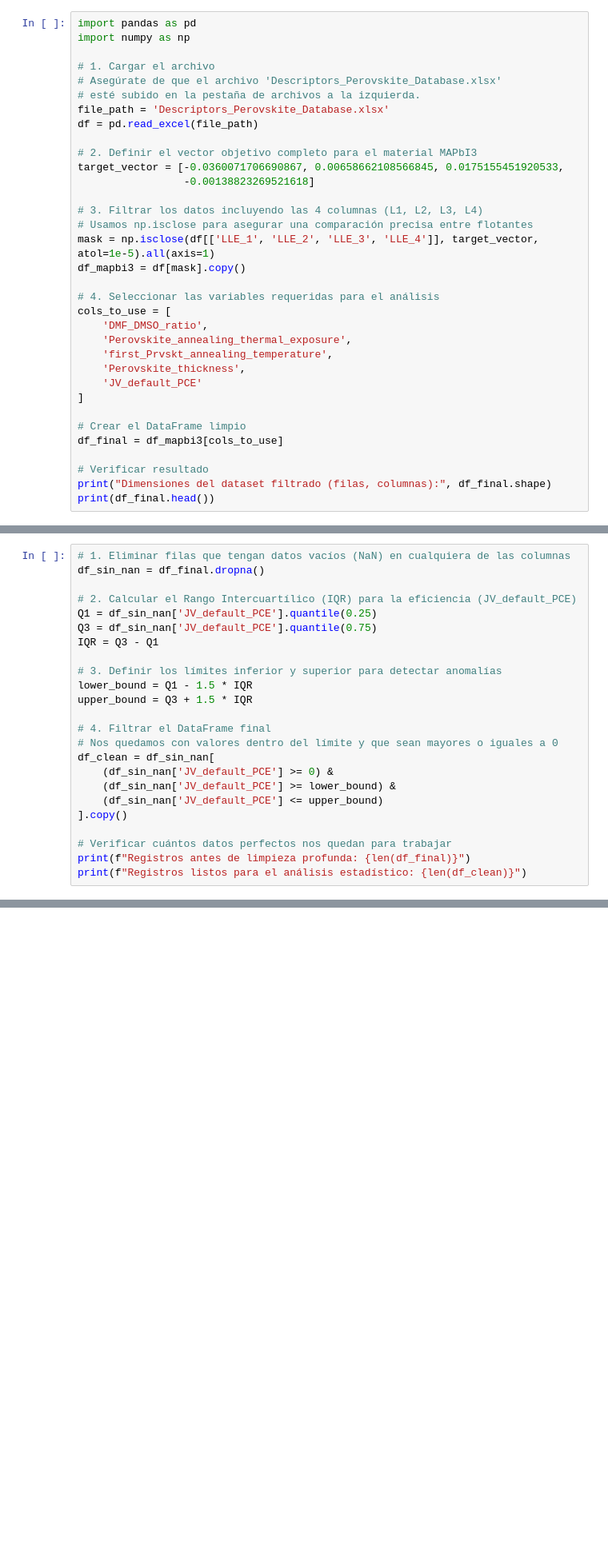
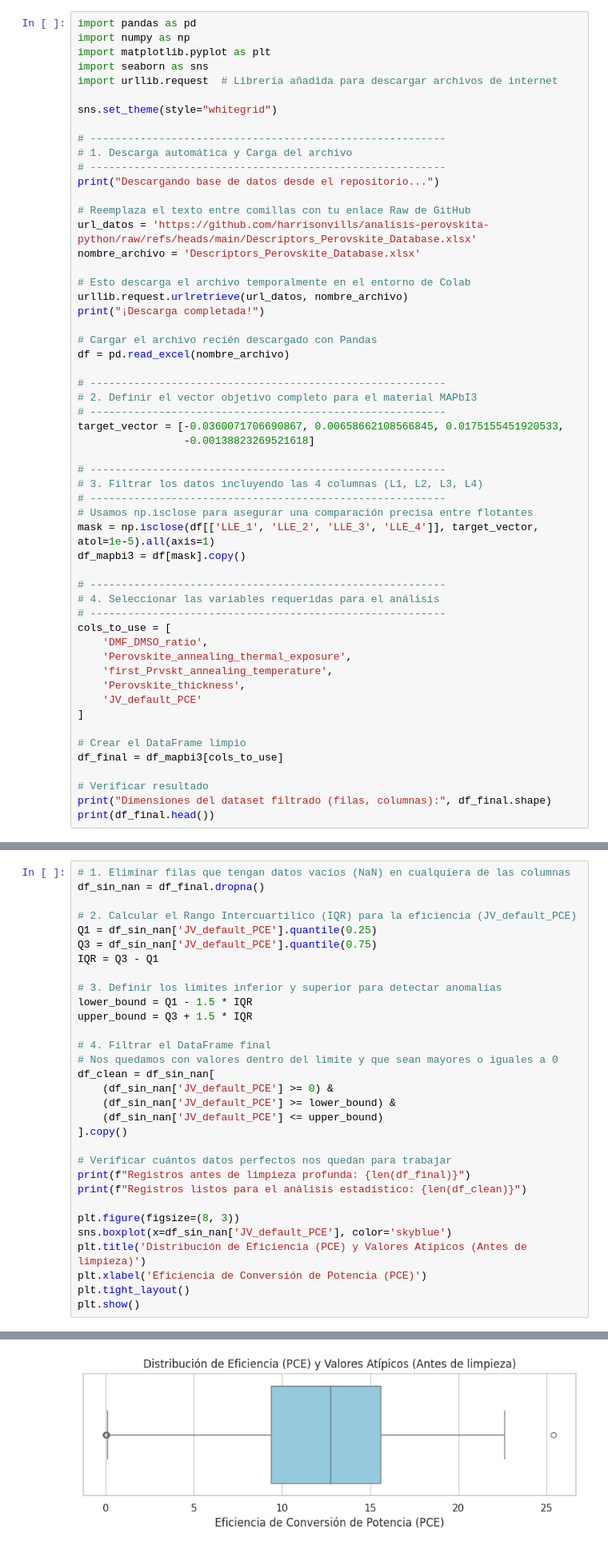
Before and after one commit to harrisonvills/analisis-perovskita-python, a Jupyter notebook: analisis_estadistico.ipynb, the cells around one changed output, grey strips where cells are left out. Shown at 80% size. Drawn from its saved outputs; the diff is of its cells as text; blank space fills up the shorter version.

Commit message:
Actualización: Integración de descarga automática de la base de datos (ETL)

```diff
--- a/analisis_estadistico.ipynb
+++ b/analisis_estadistico.ipynb
@@ -3,23 +3,44 @@
 # %%
 import pandas as pd
 import numpy as np
+import matplotlib.pyplot as plt
+import seaborn as sns
+import urllib.request  # Librería añadida para descargar archivos de internet
 
-# 1. Cargar el archivo
-# Asegúrate de que el archivo 'Descriptors_Perovskite_Database.xlsx'
-# esté subido en la pestaña de archivos a la izquierda.
-file_path = 'Descriptors_Perovskite_Database.xlsx'
-df = pd.read_excel(file_path)
+sns.set_theme(style="whitegrid")
 
+# ---------------------------------------------------------
+# 1. Descarga automática y Carga del archivo
+# ---------------------------------------------------------
+print("Descargando base de datos desde el repositorio...")
+
+# Reemplaza el texto entre comillas con tu enlace Raw de GitHub
+url_datos = 'https://github.com/harrisonvills/analisis-perovskita-python/raw/refs/heads/main/Descriptors_Perovskite_Database.xlsx'
+nombre_archivo = 'Descriptors_Perovskite_Database.xlsx'
+
+# Esto descarga el archivo temporalmente en el entorno de Colab
+urllib.request.urlretrieve(url_datos, nombre_archivo)
+print("¡Descarga completada!")
+
+# Cargar el archivo recién descargado con Pandas
+df = pd.read_excel(nombre_archivo)
+
+# ---------------------------------------------------------
 # 2. Definir el vector objetivo completo para el material MAPbI3
+# ---------------------------------------------------------
 target_vector = [-0.0360071706690867, 0.00658662108566845, 0.0175155451920533,
                  -0.00138823269521618]
 
+# ---------------------------------------------------------
 # 3. Filtrar los datos incluyendo las 4 columnas (L1, L2, L3, L4)
+# ---------------------------------------------------------
 # Usamos np.isclose para asegurar una comparación precisa entre flotantes
 mask = np.isclose(df[['LLE_1', 'LLE_2', 'LLE_3', 'LLE_4']], target_vector, atol=1e-5).all(axis=1)
 df_mapbi3 = df[mask].copy()
 
+# ---------------------------------------------------------
 # 4. Seleccionar las variables requeridas para el análisis
+# ---------------------------------------------------------
 cols_to_use = [
     'DMF_DMSO_ratio',
     'Perovskite_annealing_thermal_exposure',
@@ -52,30 +75,38 @@ Dimensiones del dataset filtrado (filas, columnas): (26320, 5)
 # %%
 # 1. Eliminar filas que tengan datos vacíos (NaN) en cualquiera de las columnas
 df_sin_nan = df_final.dropna()
 
 # 2. Calcular el Rango Intercuartílico (IQR) para la eficiencia (JV_default_PCE)
 Q1 = df_sin_nan['JV_default_PCE'].quantile(0.25)
 Q3 = df_sin_nan['JV_default_PCE'].quantile(0.75)
 IQR = Q3 - Q1
 
 # 3. Definir los límites inferior y superior para detectar anomalías
 lower_bound = Q1 - 1.5 * IQR
 upper_bound = Q3 + 1.5 * IQR
 
 # 4. Filtrar el DataFrame final
 # Nos quedamos con valores dentro del límite y que sean mayores o iguales a 0
 df_clean = df_sin_nan[
     (df_sin_nan['JV_default_PCE'] >= 0) &
     (df_sin_nan['JV_default_PCE'] >= lower_bound) &
     (df_sin_nan['JV_default_PCE'] <= upper_bound)
 ].copy()
 
 # Verificar cuántos datos perfectos nos quedan para trabajar
 print(f"Registros antes de limpieza profunda: {len(df_final)}")
 print(f"Registros listos para el análisis estadístico: {len(df_clean)}")
+
+plt.figure(figsize=(8, 3))
+sns.boxplot(x=df_sin_nan['JV_default_PCE'], color='skyblue')
+plt.title('Distribución de Eficiencia (PCE) y Valores Atípicos (Antes de limpieza)')
+plt.xlabel('Eficiencia de Conversión de Potencia (PCE)')
+plt.tight_layout()
+plt.show()
 # %% [output]
 Registros antes de limpieza profunda: 26320
 Registros listos para el análisis estadístico: 6131
+[figure, added]
 # %% [markdown]
 FASE II
 # %%
```
Also changed, not shown: parts of 3 cells of this notebook.
